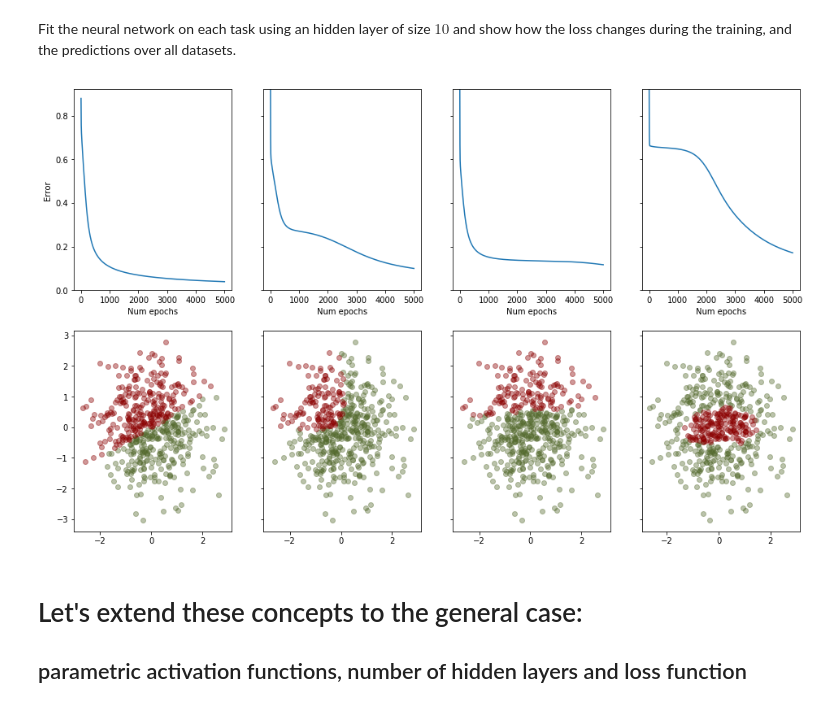
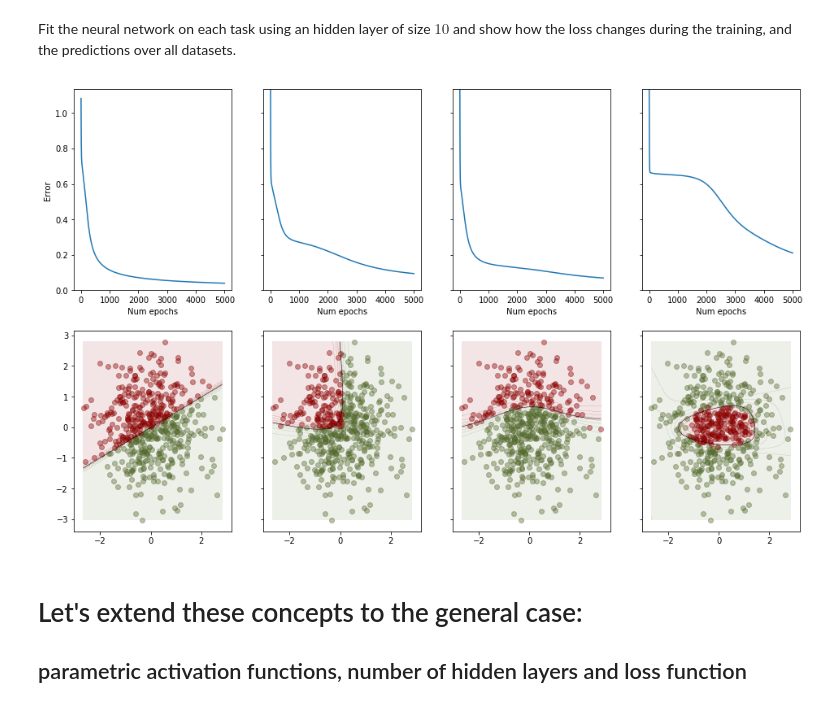
Before and after one commit to roberto-trani/neural_network_from_scratch, a Jupyter notebook: Neural Network from scratch in Python.ipynb, the cells around one changed output. Saved outputs shown, nothing was run; the diff lists cells and outputs as text; code cells hidden in the pictures.

Commit message:
Updated images

```diff
--- a/Neural Network from scratch in Python.ipynb
+++ b/Neural Network from scratch in Python.ipynb
@@ -48,16 +49,18 @@ ys.append(
 # %% [markdown]
 Plot the dataset with regards the tasks using scatter plots
 # %%
-def plot_dataset(X, y_true, ax=None, prefix="", suffix=""):
+plt_cmap = mpl.colors.ListedColormap(['darkolivegreen', 'darkred'])
+def plot_dataset(X, y_true, ax=None, prefix="", suffix="", legend=True):
     if ax is None:
         ax = plt
     # plot the points having class 0, then the ones having class 1
     where = (y_true == 0)
-    ax.scatter(X[:,0][where], X[:,1][where], c="darkolivegreen", alpha=0.4, label=prefix+"negatives"+suffix)
+    ax.scatter(X[:,0][where], X[:,1][where], c=plt_cmap.colors[0], alpha=0.4, label=prefix+"negatives"+suffix)
     where = (y_true == 1)
-    ax.scatter(X[:,0][where], X[:,1][where], c="darkred", alpha=0.4, label=prefix+"positives"+suffix)
+    ax.scatter(X[:,0][where], X[:,1][where], c=plt_cmap.colors[1], alpha=0.4, label=prefix+"positives"+suffix)
     # show the legend
-    ax.legend(loc='upper right')
+    if legend:
+        ax.legend(loc='upper right')
 
 fig, axs = plt.subplots(ncols=len(ys), figsize=(16,5), sharey=True)
 for i, y in enumerate(ys):
@@ -220,6 +222,13 @@ def feedforward_all(X, Ws, bs, activation_functions):
 
 def test_training(X, ys, training_function, training_parameters={}):
     fig, axs = plt.subplots(nrows=2, ncols=len(ys), figsize=(16,10), sharey="row")
+
+    # create a grid to plot the neural network contour: https://matplotlib.org/api/_as_gen/matplotlib.pyplot.contour.html
+    gridx = 1000
+    x0i = np.linspace(X[:,0].min(), X[:,0].max(), gridx)
+    x1i = np.linspace(X[:,1].min(), X[:,1].max(), gridx)
+    X0i, X1i = np.meshgrid(x0i, x1i)
+    Xi = np.vstack([X0i.flatten(), X1i.flatten()]).T
 
     # train over the several tasks
     for i, y in enumerate(ys):
@@ -241,7 +250,7 @@ def test_training(X, ys, training_function, training_parameters={}):
         activation_functions = [sigmoid] * len(Ws)
         if "activation_functions" in params:
             activation_functions = params["activation_functions"]
-        y_pred = feedforward_all(X_normalized, Ws, bs, activation_functions)
+        y_pred = feedforward_all(X, Ws, bs, activation_functions)
         fill_loss_hist(ys[i], y_pred)
 
         # plot the loss history
@@ -252,8 +261,16 @@ def test_training(X, ys, training_function, training_parameters={}):
             axs[0, i].set_ylim((0, None))
 
         # plot the predictions
-        plot_dataset(X, np.round(y_pred.flatten()), ax=axs[1,i], prefix="pred. ")
-        axs[1,i].get_legend().remove()
+        # predict the points of the grid
+        zi = feedforward_all(Xi, Ws, bs, activation_functions).reshape(X0i.shape)
+        # plot the surface
+        axs[1,i].contourf(X0i, X1i, zi, levels=np.linspace(0,1,10), cmap=plt_cmap, alpha=0.1)
+        # plot the points
+        plot_dataset(X, y, ax=axs[1,i], legend=False)
+        # enable the following line to plot the predictions of the model
+        #plot_dataset(X, np.round(y_pred.flatten()), ax=axs[1,i], prefix="pred. ")
+        # plot the delimiter line
+        axs[1,i].contour(X0i, X1i, zi, levels=[0.5], linewidths=0.5, colors='k')
     plt.show()
 # %% [markdown]
 Fit the neural network on each task and show how the loss changes during the training, and the predictions over all datasets.
@@ -316,12 +331,12 @@ Fit the neural network on each task using an hidden layer of size $10$ and show
 # %%
 params = {
     "num_epochs": 5000,
     "learning_rate": 0.1,
-    "hidden_layer_size": 20
+    "hidden_layer_size": 10
 }
 test_training(X_normalized, ys, train_two_layer_NN, params)
 # %% [output]
-[figure, old version]
+[figure, new version]
 # %% [markdown]
 # Let's extend these concepts to the general case:
 ## parametric activation functions, number of hidden layers and loss function
```
Also changed, not shown: parts of 8 cells of this notebook, 2 other files.
